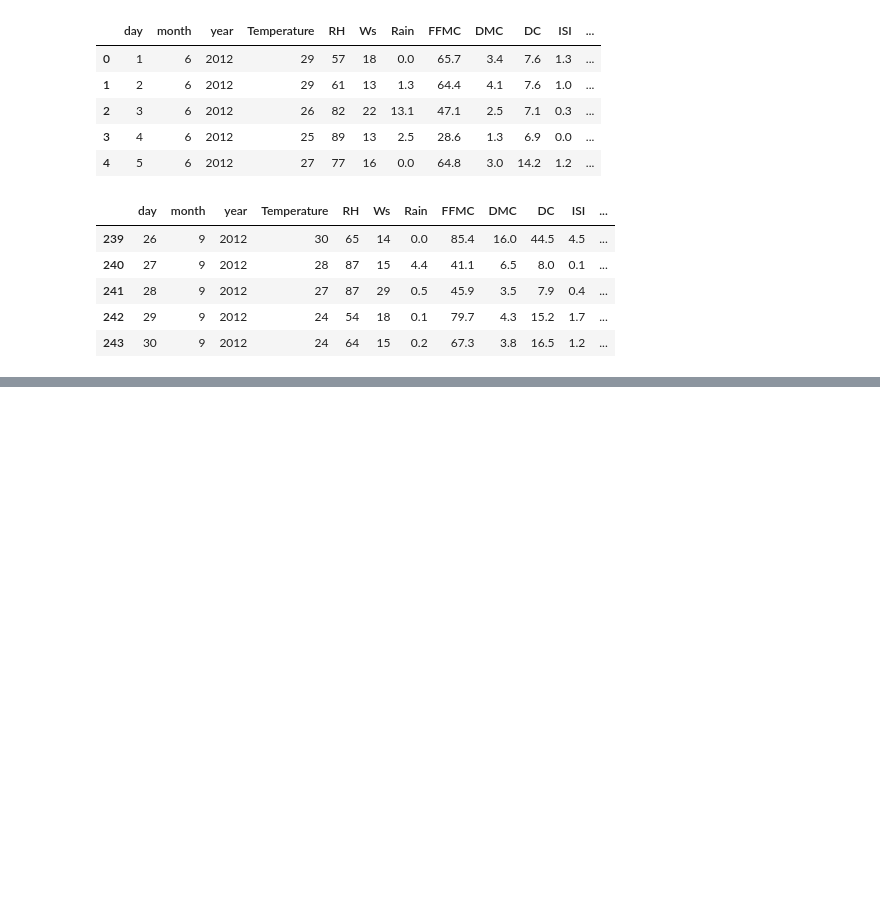
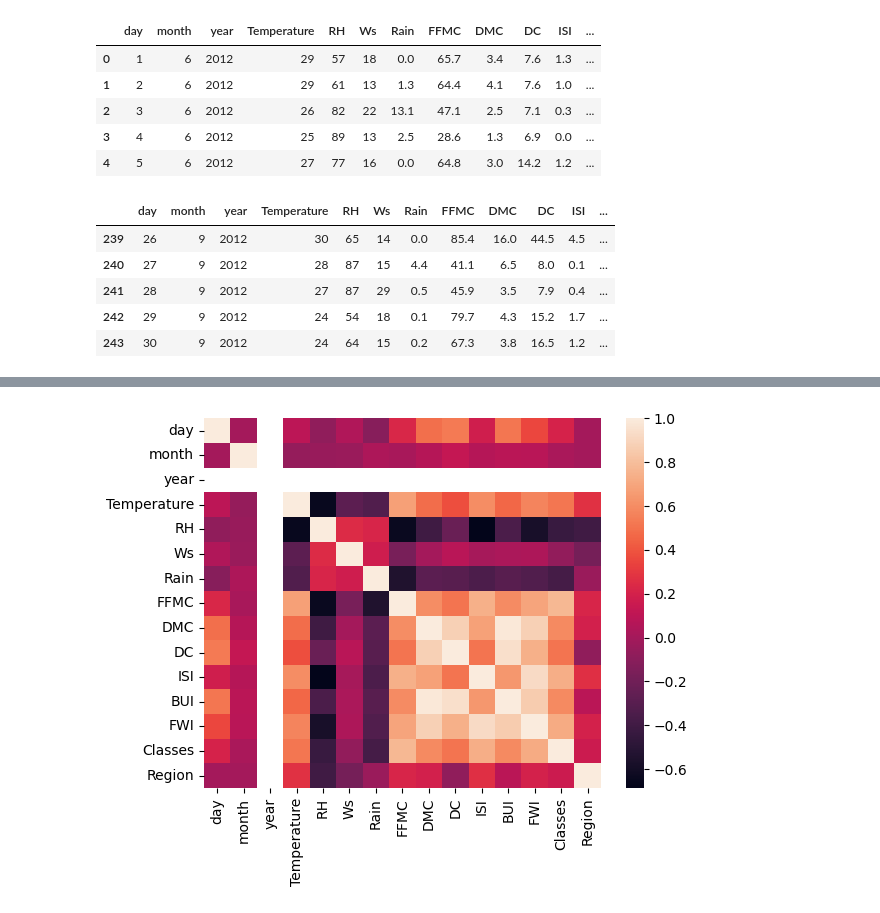
Before and after one commit to alyboii/at-lKurs, a Jupyter notebook: AlgerianForestFireDataset/AlgerianFire.ipynb, the cells around one changed output, grey strips where cells are left out. Saved outputs shown, nothing was run; the diff lists cells and outputs as text; code cells hidden in the pictures; blank space fills up the shorter version.

```diff
--- a/AlgerianForestFireDataset/AlgerianFire.ipynb
+++ b/AlgerianForestFireDataset/AlgerianFire.ipynb
@@ -351,0 +348,5 @@ df.tail()
+# %%
+sns.heatmap(df.corr())
+plt.show()
+# %% [output]
+[figure, added]
```
Also changed, not shown: parts of 24 cells of this notebook.
